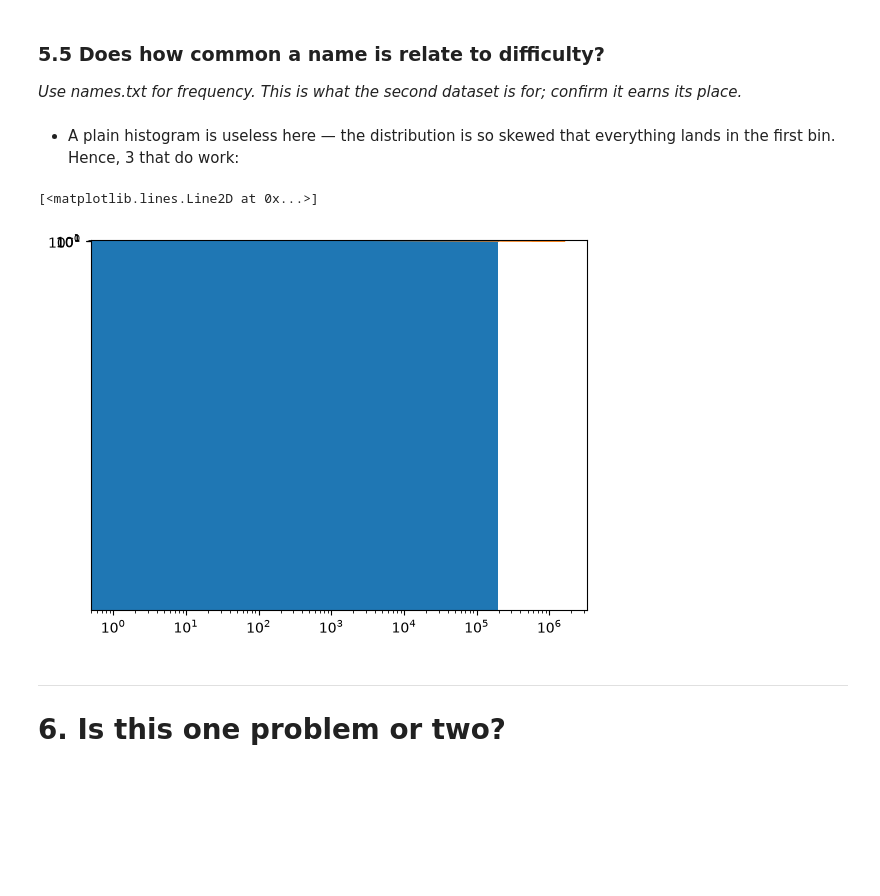
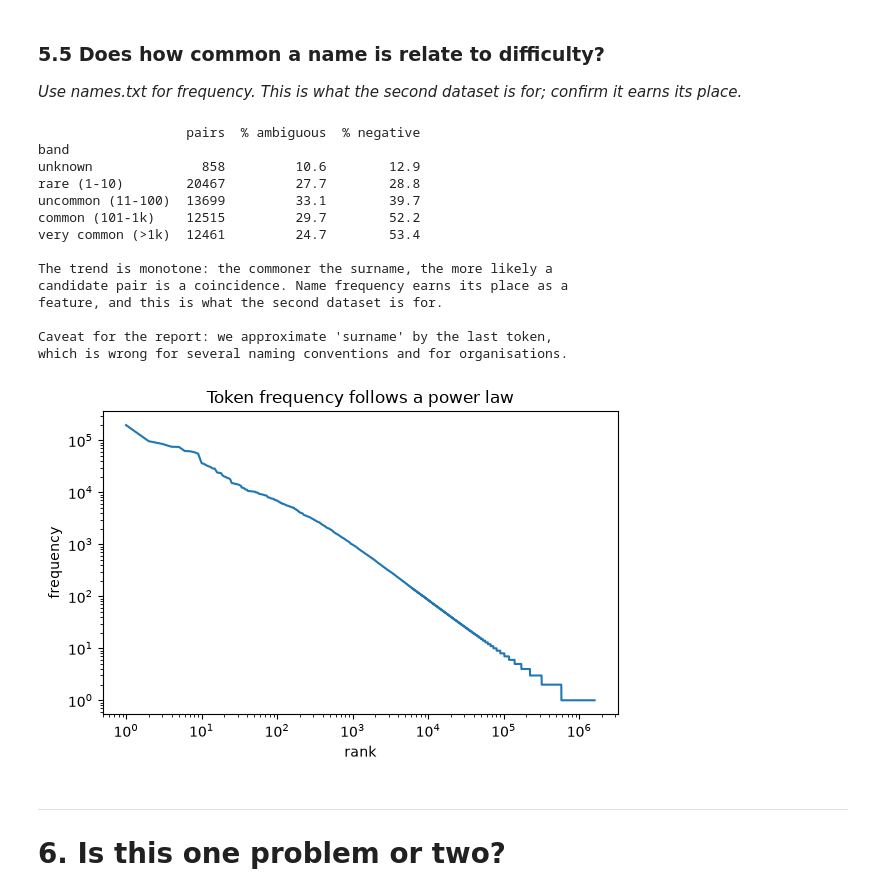
Before and after one commit to darksemyr/sanctions-screening, a Jupyter notebook: eda.ipynb, the cells around one changed output. Saved outputs shown, nothing was run; the diff lists cells and outputs as text; code cells hidden in the pictures; blank space fills up the shorter version.

```diff
--- a/eda.ipynb
+++ b/eda.ipynb
@@ -532,18 +1610,56 @@ This is the part that produces the findings worth presenting.
 ### 5.5 Does how common a name is relate to difficulty?
 
 *Use names.txt for frequency. This is what the second dataset is for; confirm it earns its place.*
-# %% [markdown]
-- A plain histogram is useless here — the distribution is so skewed that everything lands in the first bin. Hence, 3 that do work:
-# %%
-freq_tokens.head(30).plot.barh()              # the commonest, most legible view
-
-freq_tokens.value_counts().sort_index().plot(loglog=True)   # how many tokens occur n times
-
-# Zipf: rank against frequency, log-log. Should be close to a straight line.
-plt.loglog(range(1, len(freq_tokens)+1), freq_tokens.values)
-# %% [output]
-[<matplotlib.lines.Line2D at 0x...>]
-[figure, removed]
+# %%
+def last_token_freq(caption):
+    toks = str(caption).casefold().split()
+    return freq_tokens.get(toks[-1], 0) if toks else 0
+
+sample["name_freq"] = sample.left_caption.map(last_token_freq)
+sample["band"] = pd.cut(sample.name_freq, [-1, 0, 10, 100, 1000, 10**9],
+                        labels=["unknown", "rare (1-10)", "uncommon (11-100)",
+                                "common (101-1k)", "very common (>1k)"])
+
+ambiguous = (sample.sim > 60) & (sample.sim < 95)
+cats = list(sample.band.cat.categories)
+table = pd.DataFrame({
+    "pairs": sample.band.value_counts().reindex(cats),
+    "% ambiguous": (sample.assign(a=ambiguous).groupby("band", observed=False)
+                    .a.mean().reindex(cats) * 100).round(1),
+    "% negative": (sample.assign(n=sample.judgement == "negative")
+                   .groupby("band", observed=False).n.mean().reindex(cats) * 100).round(1),
+})
+print(table.to_string())
+
+print("\nThe trend is monotone: the commoner the surname, the more likely a")
+print("candidate pair is a coincidence. Name frequency earns its place as a")
+print("feature, and this is what the second dataset is for.")
+print("\nCaveat for the report: we approximate 'surname' by the last token,")
+print("which is wrong for several naming conventions and for organisations.")
+
+# Zipf: the reason rarity carries so much information
+plt.figure(figsize=(6, 4))
+plt.loglog(range(1, len(freq_tokens) + 1), freq_tokens.values)
+plt.xlabel("rank"); plt.ylabel("frequency")
+plt.title("Token frequency follows a power law")
+plt.tight_layout()
+plt.show()
+# %% [output]
+                   pairs  % ambiguous  % negative
+band
+unknown              858         10.6        12.9
+rare (1-10)        20467         27.7        28.8
+uncommon (11-100)  13699         33.1        39.7
+common (101-1k)    12515         29.7        52.2
+very common (>1k)  12461         24.7        53.4
+
+The trend is monotone: the commoner the surname, the more likely a
+candidate pair is a coincidence. Name frequency earns its place as a
+feature, and this is what the second dataset is for.
+
+Caveat for the report: we approximate 'surname' by the last token,
+which is wrong for several naming conventions and for organisations.
+[figure, added]
 # %% [markdown]
 ---
 
```
Also changed, not shown: parts of 72 cells of this notebook, 2 other files.
